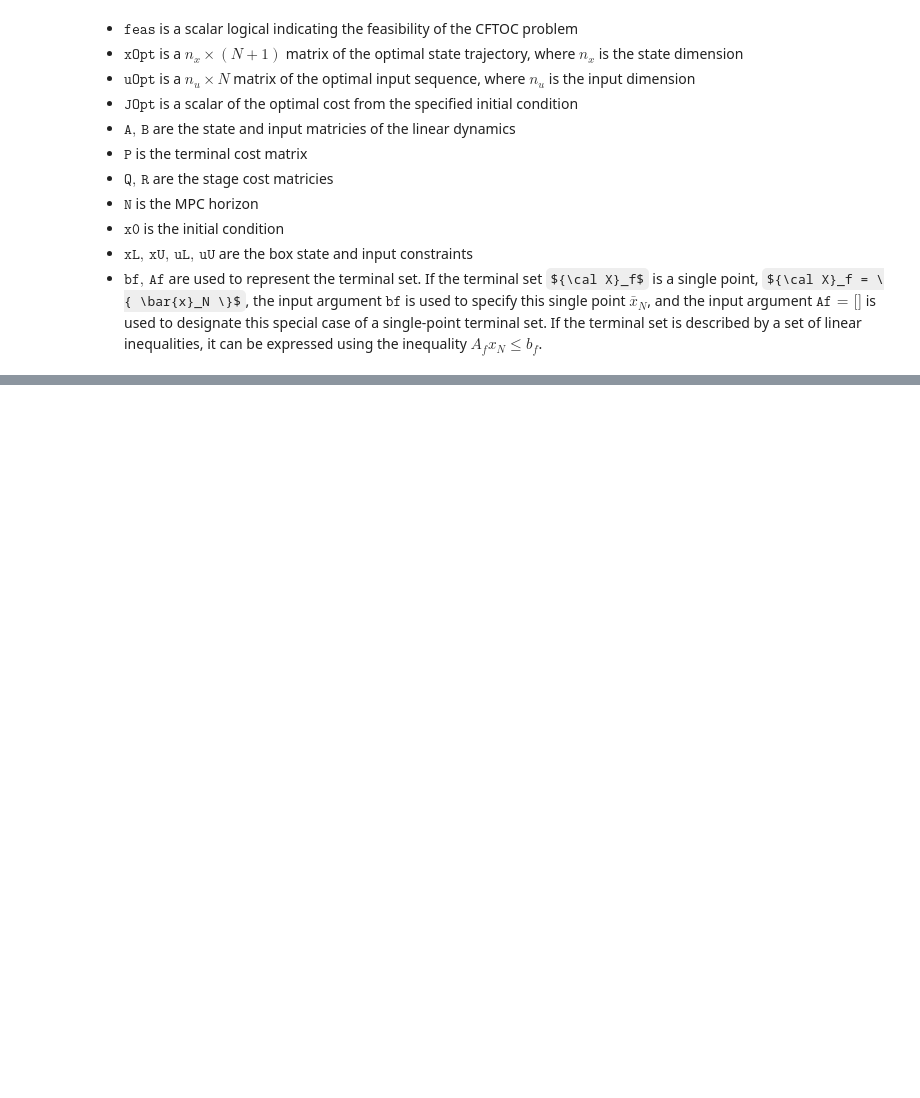
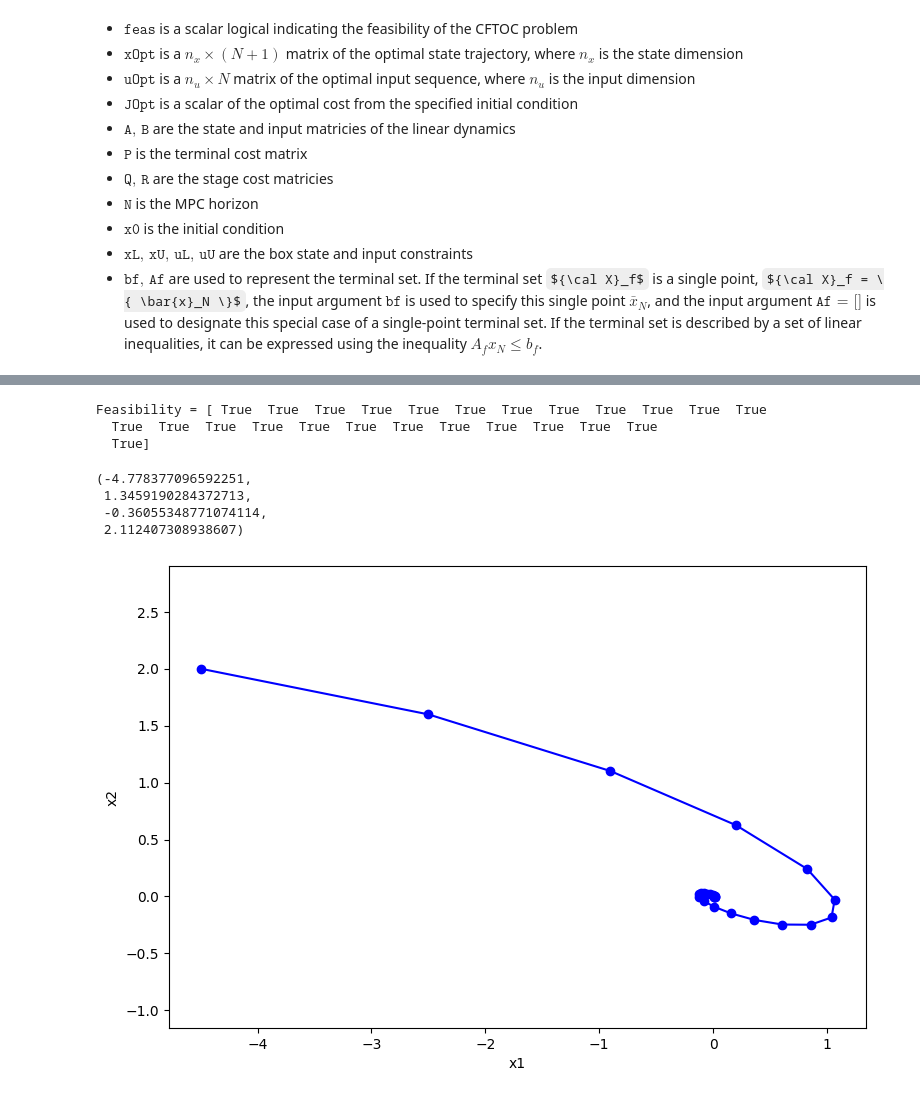
Before and after one commit to waynechu1109/ME-C231A-Final-Project, a Jupyter notebook: ME_C231A_Final_Project.ipynb, the cells around one changed output, grey strips where cells are left out. Cells and saved outputs as stored; diff of their text form; code cells hidden in the pictures; some formulas as TeX source; blank space fills up the shorter version.

```diff
--- a/ME_C231A_Final_Project.ipynb
+++ b/ME_C231A_Final_Project.ipynb
@@ -142,0 +229,47 @@ def solve_cftoc(A, B, P, Q, R, N, x0, xL, xU, uL, uU, bf=np.nan, Af=np.nan):
+# %%
+import numpy as np
+import polytope as pt
+
+nx = np.size(A, 0)
+nu = np.size(B, 1)
+
+# nx = 2, nu = 1
+
+M = 25   # Simulation time
+
+xOpt = np.zeros((nx, M+1))
+uOpt = np.zeros((nu, M))
+xOpt[:, 0] = x0.reshape(nx, )
+
+xPred = np.zeros((nx, N+1, M))
+
+feas = np.zeros((M, ), dtype=bool)
+
+fig = plt.figure(figsize=(9, 6))
+for t in range(M):
+    [model, feas[t], x, u, J] = solve_cftoc(A, B, P, Q, R, N, xOpt[:, t], xL, xU, uL, uU)
+
+    if not feas[t]:
+        xOpt = []
+        uOpt = []
+        break
+
+    xOpt[:, t+1] = x[:, 1]
+    uOpt[:, t] = u[:, 0].reshape(nu, )
+
+
+print('Feasibility =', feas)
+
+line2 = plt.plot(xOpt[0, :], xOpt[1, :], 'bo-')
+plt.xlabel('x1')
+plt.ylabel('x2')
+plt.axis('equal')
+# %% [output]
+Feasibility = [ True  True  True  True  True  True  True  True  True  True  True  True
+  True  True  True  True  True  True  True  True  True  True  True  True
+  True]
+(-4.778377096592251,
+ 1.3459190284372713,
+ -0.36055348771074114,
+ 2.112407308938607)
+[figure, added]
```
Also changed, not shown: parts of 9 cells of this notebook.
